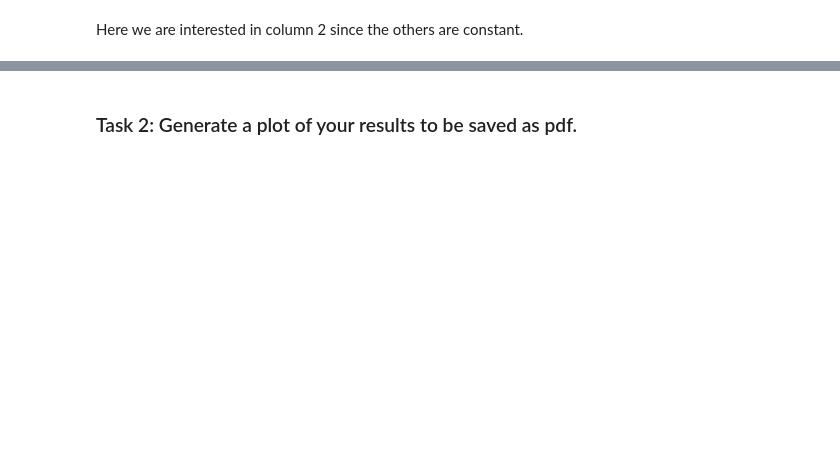
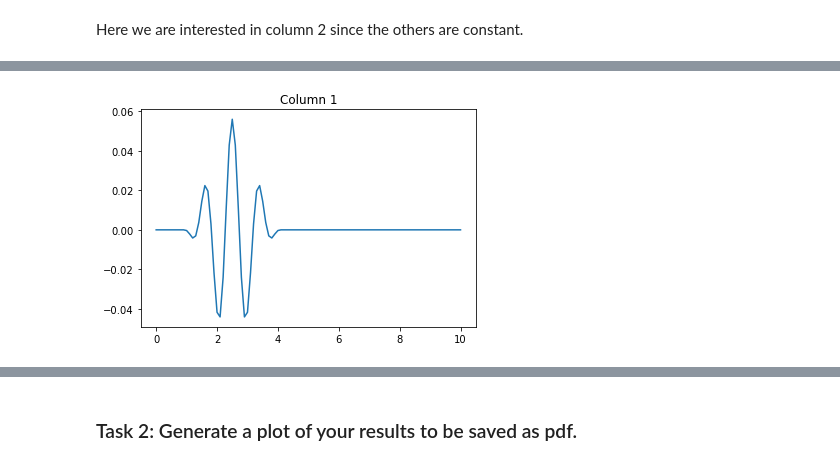
Before and after one commit to lovegreen74/my-test-repo, a Jupyter notebook: src/notebook_unit1.ipynb, the cells around one changed output, grey strips where cells are left out. Saved outputs shown, nothing was run; the diff lists cells and outputs as text; code cells hidden in the pictures; blank space fills up the shorter version.

```diff
--- a/src/notebook_unit1.ipynb
+++ b/src/notebook_unit1.ipynb
@@ -222,2 +366,12 @@ Here we are interested in column 2 since the others are constant.
 # %%
 # discrete Fourier transform of the remaining column: You only need the real frequencies
+
+def check_if_significant_np(data, thresh):
+    indices = np.nonzero(np.var(efield, axis=1) > thresh)
+    data_out = data[indices]
+    return data_out, indices
+# %%
+efield2, indices = check_if_significant_np(efield, threshv)
+plot_columns(efield2)
+# %% [output]
+[figure, added]
```
Also changed, not shown: parts of 36 cells of this notebook, 6 other files.
